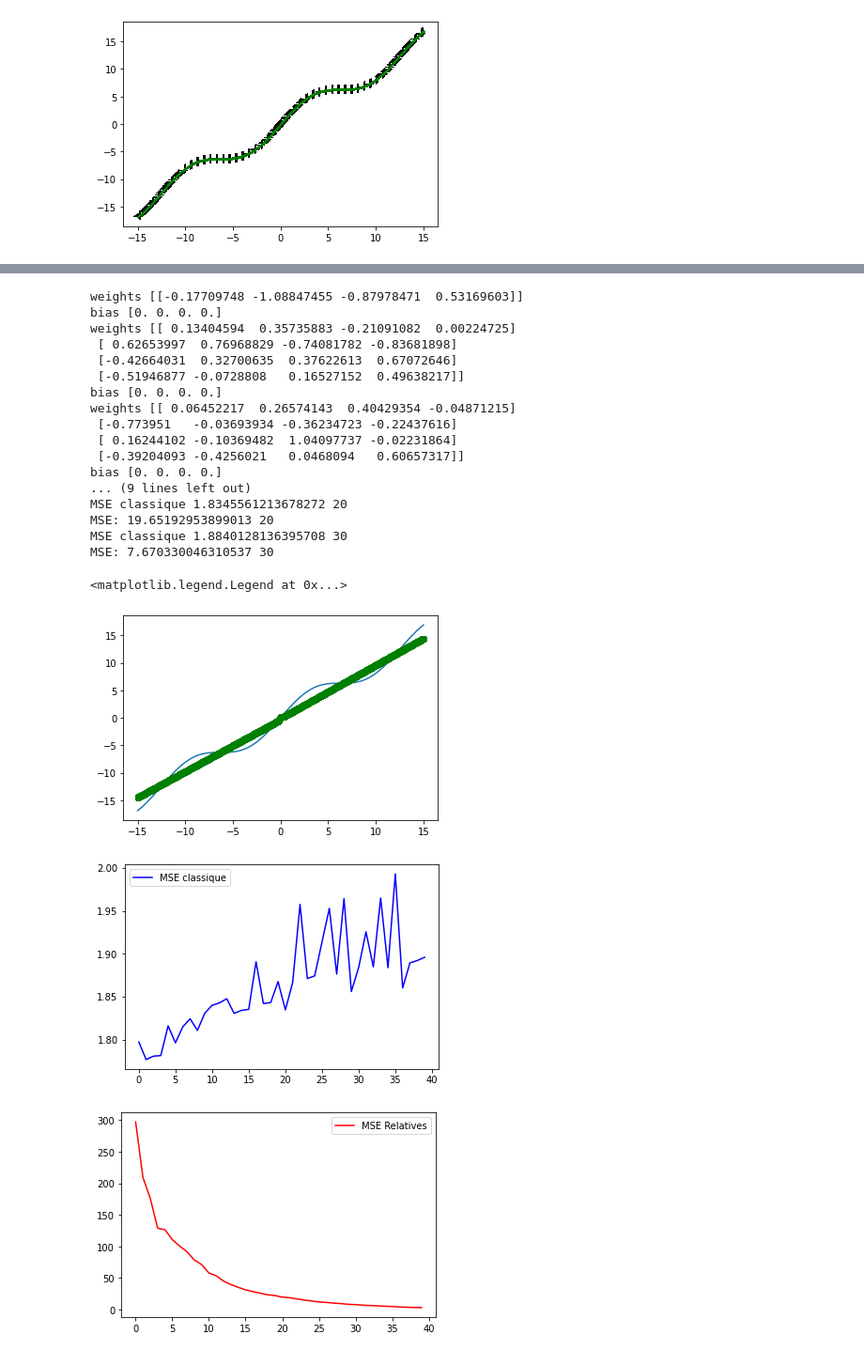
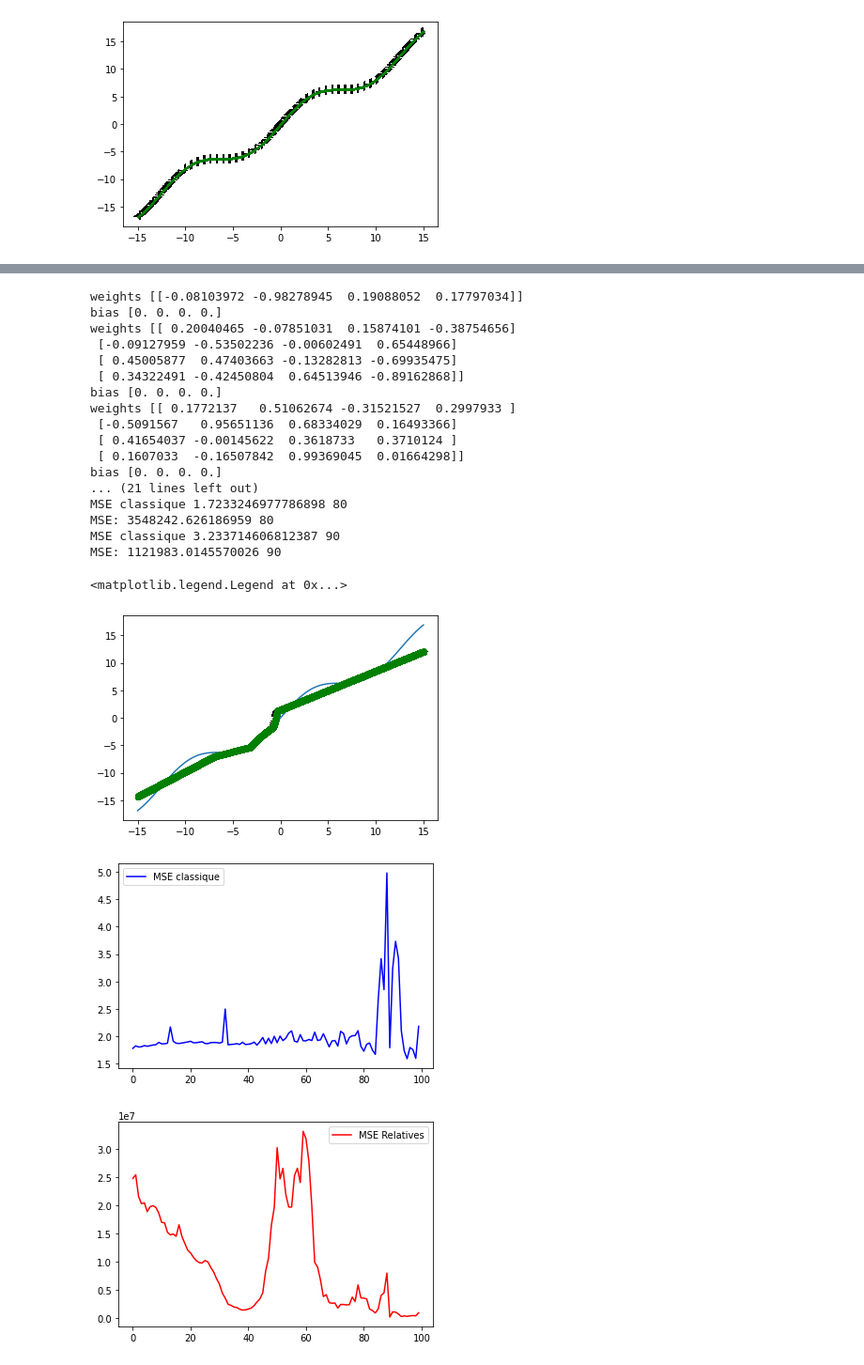
Before and after one commit to tengfeixia/RN_avec_des_incertitudes_propag-es, a Jupyter notebook: DNN_2_3_incertitudes_propagées_.ipynb, the cells around one changed output, grey strips where cells are left out. Shown at 94% size. Cells and saved outputs as stored; diff of their text form; code cells hidden in the pictures.

```diff
--- a/DNN_2_3_incertitudes_propagées_.ipynb
+++ b/DNN_2_3_incertitudes_propagées_.ipynb
@@ -327,53 +327,53 @@ class NN:
         x = np.linspace(-15,15,100) #print the cruve sin (6x)
         y = 2*np.sin(0.5*x)+x
         plt.plot (x,y)
-        ax.errorbar (X_test,self.feed_forward(X_test),yerr = self.feed_forward_incertitude(var_y), fmt = "o", color = "green", ecolor = "black",elinewidth = 3)
+        ax.errorbar (X_test,self.feed_forward(X_test),yerr = self.feed_forward_incertitude(var_x), fmt = "o", color = "green", ecolor = "black",elinewidth = 10)
 
         return mses, mses_relatives
 
 
 
 
 
 
 my_nn = NN()
 my_nn.add_layer(Layer(1, 4, "relu"))
 my_nn.add_layer(Layer(4, 4, "relu"))
 my_nn.add_layer(Layer(4, 4, "relu"))
 my_nn.add_layer(Layer(4, 1, None))
 
 
 
 #X_train, X_test, y_train, y_test = train_test_split (X,Y,test_size = 0.25,shuffle = False) #!!!!!!!!
 
 #mses = my_nn.train(X_train[0:1,:] ,X_test,y_train[0:1,:],y_test,sigmay [0:1,:],0.005,1)
-mses, mses_relatives = my_nn.train(X,X,Y,Y,var_y ,1e2,1e-4,40)
+mses, mses_relatives = my_nn.train(X,X,Y,Y,var_x ,1,1e-4,100)
 
 plt.figure()
 plt.plot(mses, 'b', label='MSE classique')
 plt.legend()
 plt.figure()
 plt.plot (mses_relatives,'r', label = 'MSE Relatives')
 plt.legend()
 # %% [output]
-weights [[-0.17709748 -1.08847455 -0.87978471  0.53169603]]
+weights [[-0.08103972 -0.98278945  0.19088052  0.17797034]]
 bias [0. 0. 0. 0.]
-weights [[ 0.13404594  0.35735883 -0.21091082  0.00224725]
- [ 0.62653997  0.76968829 -0.74081782 -0.83681898]
- [-0.42664031  0.32700635  0.37622613  0.67072646]
- [-0.51946877 -0.0728808   0.16527152  0.49638217]]
+weights [[ 0.20040465 -0.07851031  0.15874101 -0.38754656]
+ [-0.09127959 -0.53502236 -0.00602491  0.65448966]
+ [ 0.45005877  0.47403663 -0.13282813 -0.69935475]
+ [ 0.34322491 -0.42450804  0.64513946 -0.89162868]]
 bias [0. 0. 0. 0.]
-weights [[ 0.06452217  0.26574143  0.40429354 -0.04871215]
- [-0.773951   -0.03693934 -0.36234723 -0.22437616]
- [ 0.16244102 -0.10369482  1.04097737 -0.02231864]
- [-0.39204093 -0.4256021   0.0468094   0.60657317]]
+weights [[ 0.1772137   0.51062674 -0.31521527  0.2997933 ]
+ [-0.5091567   0.95651136  0.68334029  0.16493366]
+ [ 0.41654037 -0.00145622  0.3618733   0.3710124 ]
+ [ 0.1607033  -0.16507842  0.99369045  0.01664298]]
 bias [0. 0. 0. 0.]
-... (9 lines left out)
-MSE classique 1.8345561213678272 20
-MSE: 19.65192953899013 20
-MSE classique 1.8840128136395708 30
-MSE: 7.670330046310537 30
+... (21 lines left out)
+MSE classique 1.7233246977786898 80
+MSE: 3548242.626186959 80
+MSE classique 3.233714606812387 90
+MSE: 1121983.0145570026 90
 <matplotlib.legend.Legend at 0x...>
-[figure, old version]
+[figure, new version]
-[figure, old version]
+[figure, new version]
-[figure, old version]
+[figure, new version]
```
Also changed, not shown: parts of 3 cells of this notebook.
